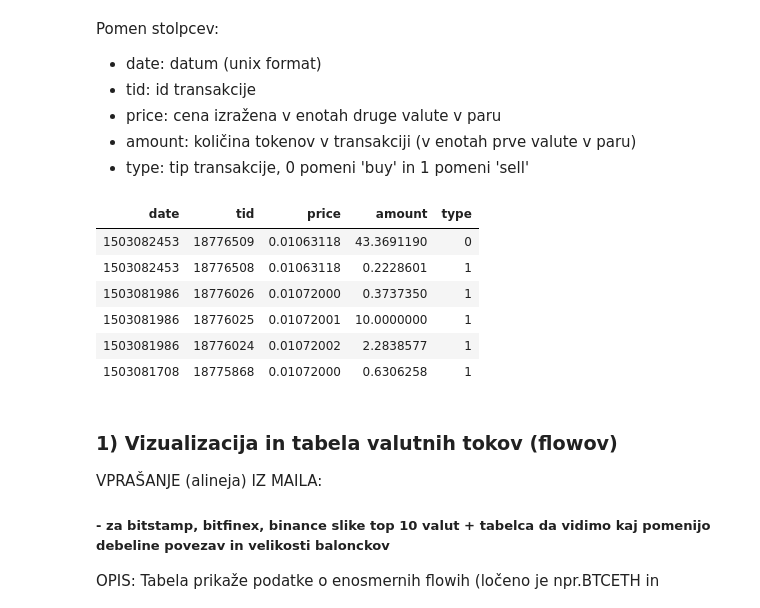
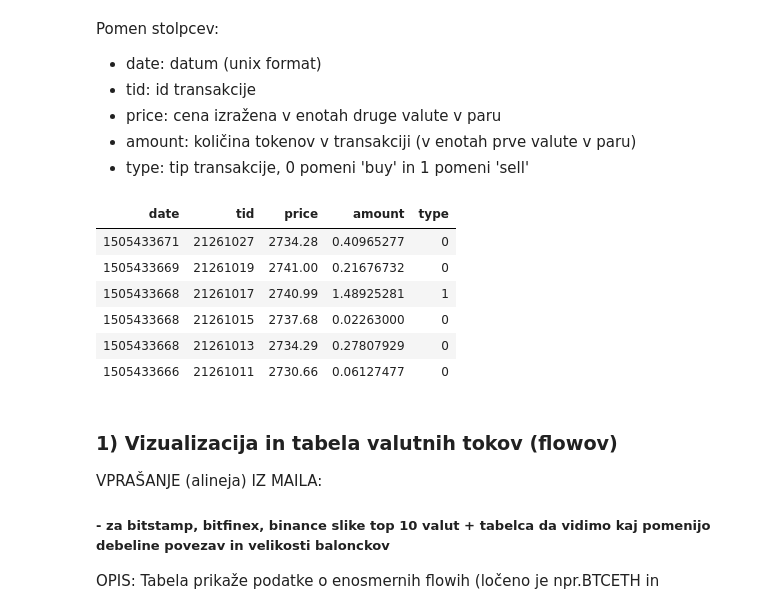
Before and after one commit to metodj/kripto, a Jupyter notebook: CC_exchanges/bitstamp/bitstamp_analiza_in_vizualizacija.ipynb, the cells around one changed output. Saved outputs shown, nothing was run; the diff lists cells and outputs as text; code cells hidden in the pictures.

```diff
--- a/CC_exchanges/bitstamp/bitstamp_analiza_in_vizualizacija.ipynb
+++ b/CC_exchanges/bitstamp/bitstamp_analiza_in_vizualizacija.ipynb
@@ -57,7 +44,7 @@ Razpoložljivi valutni pari oz. flowi (vrstni red v paru pomemben za pravilno de
 - celice/polja z oznako #KODA ignoriraj, za uporabnika namreč niso pomembne
 # %%
 #vnesi željen datum (DD.MM.YYYY) in default valutni par:
-datum = "18.08.2017"
+datum = "14.09.2017"
 default_par = "btceur"
 # %% [markdown]
 ### Primer zajetih podatkov o valutnem paru (seznam vseh izvedenih transakcij/tradeov v zadnjih 24 urah):
@@ -69,16 +56,16 @@ Pomen stolpcev:
 - amount: količina tokenov v transakciji (v enotah prve valute v paru)
 - type: tip transakcije, 0 pomeni 'buy' in  1 pomeni 'sell'
 # %%
-example <- read.csv(paste(datum, '/', 'ltcbtc', '.csv', sep=''), header=T)
+example <- read.csv(paste(datum, '/', default_par, '.csv', sep=''), header=T)
 head(example)
 # %% [output]
 | date | tid | price | amount | type |
-| 1503082453 | 18776509 | 0.01063118 | 43.3691190 | 0 |
-| 1503082453 | 18776508 | 0.01063118 | 0.2228601 | 1 |
-| 1503081986 | 18776026 | 0.01072000 | 0.3737350 | 1 |
-| 1503081986 | 18776025 | 0.01072001 | 10.0000000 | 1 |
-| 1503081986 | 18776024 | 0.01072002 | 2.2838577 | 1 |
-| 1503081708 | 18775868 | 0.01072000 | 0.6306258 | 1 |
+| 1505433671 | 21261027 | 2734.28 | 0.40965277 | 0 |
+| 1505433669 | 21261019 | 2741.00 | 0.21676732 | 0 |
+| 1505433668 | 21261017 | 2740.99 | 1.48925281 | 1 |
+| 1505433668 | 21261015 | 2737.68 | 0.02263000 | 0 |
+| 1505433668 | 21261013 | 2734.29 | 0.27807929 | 0 |
+| 1505433666 | 21261011 | 2730.66 | 0.06127477 | 0 |
 # %% [markdown]
 ### 1) Vizualizacija in tabela valutnih tokov (flowov)
 
```
Also changed, not shown: parts of 10 cells of this notebook, 30 other files.
